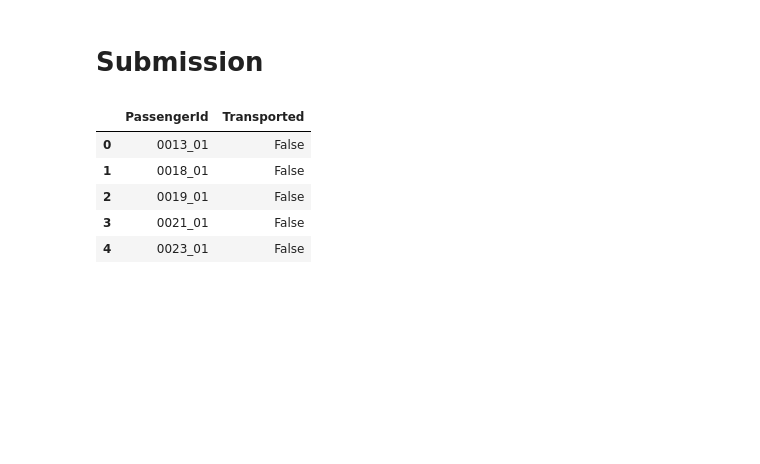
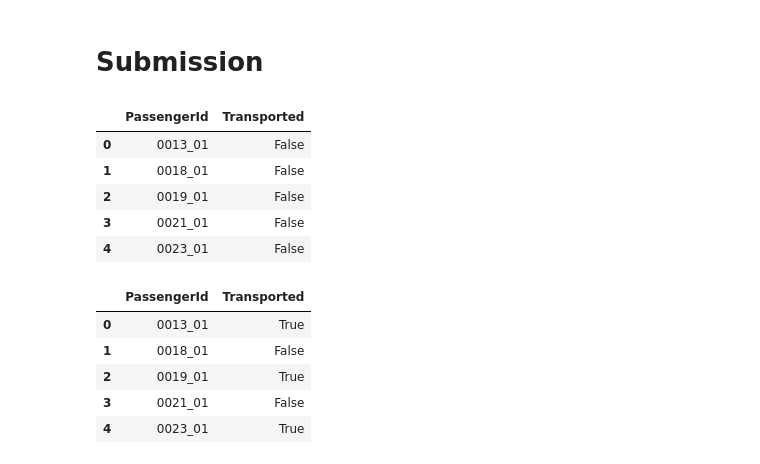
Before and after one commit to Mattcalcaterra/si618classwork, a Jupyter notebook: homework/SI_618_Homework_07.ipynb, the cells around one changed output. Drawn from its saved outputs; the diff is of its cells as text; code cells hidden in the pictures; blank space fills up the shorter version.

```diff
--- a/homework/SI_618_Homework_07.ipynb
+++ b/homework/SI_618_Homework_07.ipynb
@@ -612,16 +572,29 @@ pipe0 = ColumnTransformer(
     ]
 )
 # %%
+lr = LogisticRegression()
+knn = KNeighborsClassifier(3)
+svc = SVC(C=0.025, kernel="linear")
+ranForest = RandomForestClassifier(n_jobs=-1, n_estimators=200)
+
 pipe2 = Pipeline(
     [
         ("preprocess", pipe0),
         (
             "voting",
             VotingClassifier(
-                estimators=classifiers, voting="hard", n_jobs=-1, verbose=True
+                estimators=[
+                    ("lr", lr),
+                    ("knn", knn),
+                    ("svc", svc),
+                    ("ranForest", ranForest),
+                ],
+                voting="hard",
+                n_jobs=-1,
+                verbose=True,
             ),
         ),
     ]
 )
-# %%
-voting = pipe2.fit_transform(X, y)
+# %%
+pipe2.fit(X, y)
@@ -663,5 +650,13 @@ submission.head()
 | 4 | 0023_01 | False |
 # %%
 submission["Transported"] = y_pred
+submission.head()
+# %% [output]
+|  | PassengerId | Transported |
+| 0 | 0013_01 | True |
+| 1 | 0018_01 | False |
+| 2 | 0019_01 | True |
+| 3 | 0021_01 | False |
+| 4 | 0023_01 | True |
 # %%
 submission.to_csv("../data/spaceship_titanic/submission.csv", index=False)
```
Also changed, not shown: parts of 10 cells of this notebook, 1 other file.
